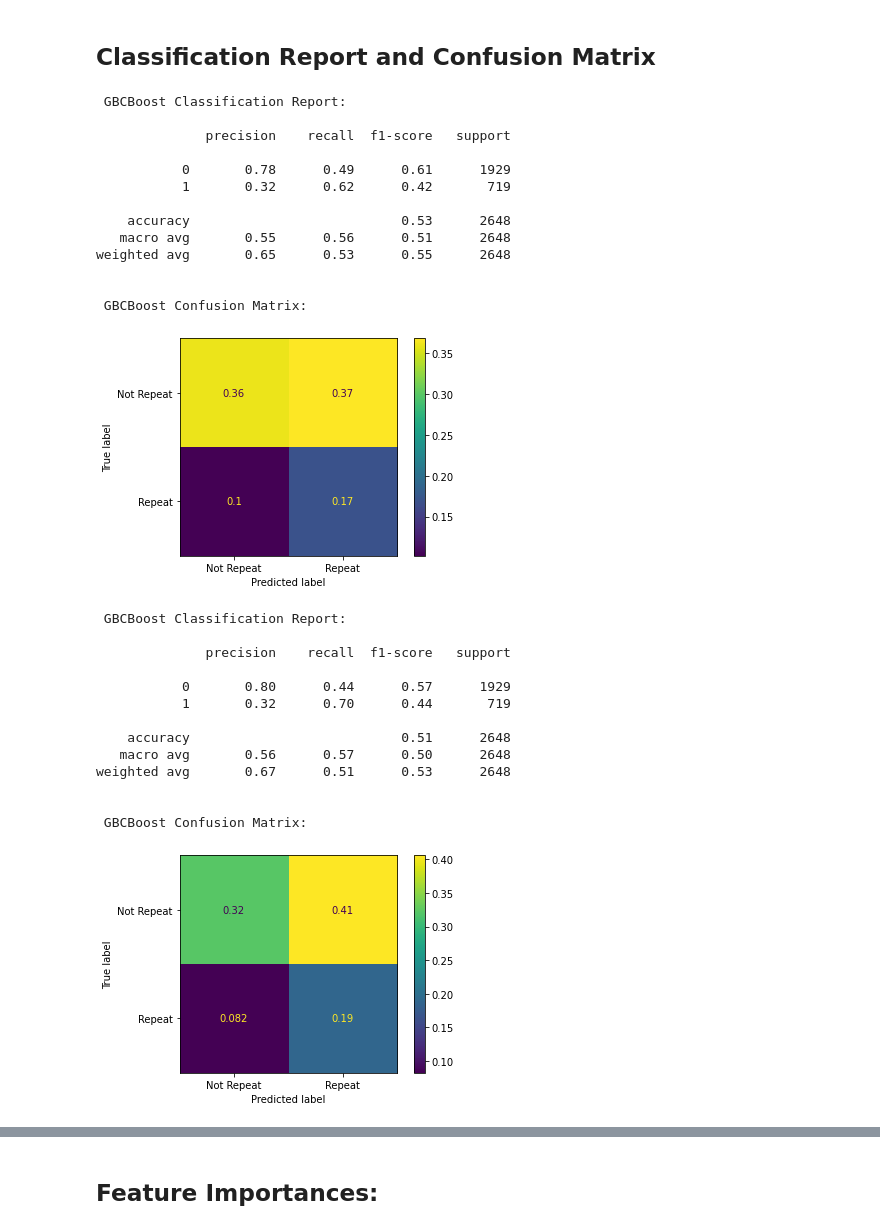
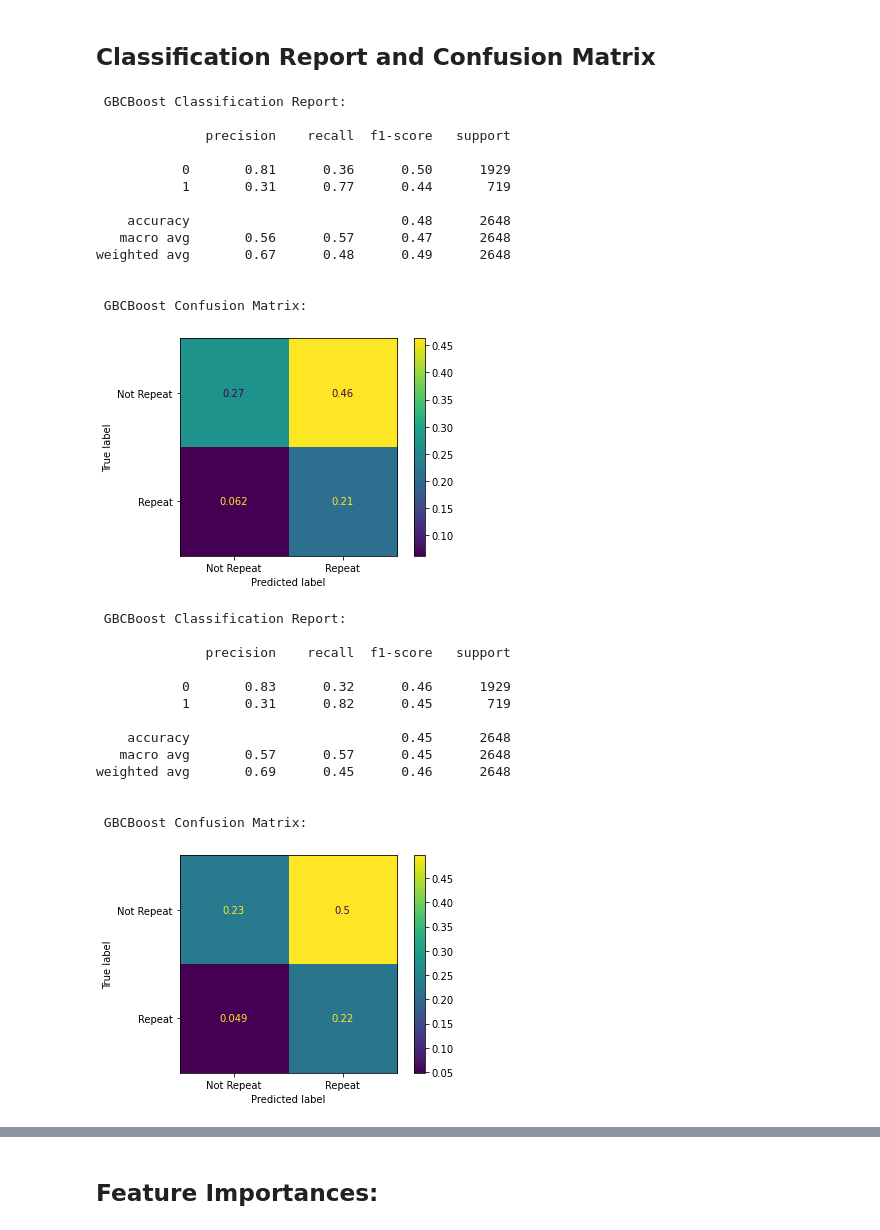
Before and after one commit to benjaminbellman/Shopify_CLTV_Machine_Learning, a Jupyter notebook: 4.Modelling/Classification--Predicting_REPEAT_CUSTOMER_AFTER_FIRST_WEEK/Simplified/Pre-Processing&Modelling-Classification-Resampling-4-Models.ipynb, the cells around one changed output, grey strips where cells are left out. Cells and saved outputs as stored; diff of their text form; code cells hidden in the pictures.

```diff
--- a/4.Modelling/Classification--Predicting_REPEAT_CUSTOMER_AFTER_FIRST_WEEK/Simplified/Pre-Processing&Modelling-Classification-Resampling-4-Models.ipynb
+++ b/4.Modelling/Classification--Predicting_REPEAT_CUSTOMER_AFTER_FIRST_WEEK/Simplified/Pre-Processing&Modelling-Classification-Resampling-4-Models.ipynb
@@ -669,38 +736,38 @@ ADA Best Threshold=0.482, Best F-Score=0.45617
 # %%
 ## We get the classification report.
 print("\n GBCBoost Classification Report: \n")
-print(classification_report(y_test,(gbc_best.predict_proba(X_test)[:,1] >=0.5).astype(int)))
+print(classification_report(y_test,(gbc_best.predict_proba(X_test)[:,1] >=0.48).astype(int)))
 
 ## We get the confusion matrix for the best threshold of the best model.
 print("\n GBCBoost Confusion Matrix: \n")
-matrix = confusion_matrix(y_test,(gbc_best.predict_proba(X_test)[:,1] >= 0.5).astype(int))
+matrix = confusion_matrix(y_test,(gbc_best.predict_proba(X_test)[:,1] >= 0.48).astype(int))
 matrix = matrix.astype('float') / len(y_test)
 disp = ConfusionMatrixDisplay(matrix, display_labels=['Not Repeat','Repeat'])
 disp.plot()
 plt.show()
 # %% [output]
  GBCBoost Classification Report:
 
               precision    recall  f1-score   support
 
-           0       0.78      0.49      0.61      1929
-           1       0.32      0.62      0.42       719
+           0       0.81      0.36      0.50      1929
+           1       0.31      0.77      0.44       719
 
-    accuracy                           0.53      2648
-   macro avg       0.55      0.56      0.51      2648
-weighted avg       0.65      0.53      0.55      2648
+    accuracy                           0.48      2648
+   macro avg       0.56      0.57      0.47      2648
+weighted avg       0.67      0.48      0.49      2648
 
 
  GBCBoost Confusion Matrix:
-[figure, old version]
+[figure, new version]
 # %%
 ## We get the classification report for Random Forest.
 print("\n GBCBoost Classification Report: \n")
-print(classification_report(y_test,(rfc_best.predict_proba(X_test)[:,1] >=0.5).astype(int)))
+print(classification_report(y_test,(rfc_best.predict_proba(X_test)[:,1] >=0.48).astype(int)))
 
 ## We get the confusion matrix for the best threshold of the best model.
 print("\n GBCBoost Confusion Matrix: \n")
-matrix = confusion_matrix(y_test,(rfc_best.predict_proba(X_test)[:,1] >= 0.5).astype(int))
+matrix = confusion_matrix(y_test,(rfc_best.predict_proba(X_test)[:,1] >= 0.48).astype(int))
 matrix = matrix.astype('float') / len(y_test)
 disp = ConfusionMatrixDisplay(matrix, display_labels=['Not Repeat','Repeat'])
 disp.plot()
@@ -710,16 +777,16 @@ plt.show()
 
               precision    recall  f1-score   support
 
-           0       0.80      0.44      0.57      1929
-           1       0.32      0.70      0.44       719
+           0       0.83      0.32      0.46      1929
+           1       0.31      0.82      0.45       719
 
-    accuracy                           0.51      2648
-   macro avg       0.56      0.57      0.50      2648
-weighted avg       0.67      0.51      0.53      2648
+    accuracy                           0.45      2648
+   macro avg       0.57      0.57      0.45      2648
+weighted avg       0.69      0.45      0.46      2648
 
 
  GBCBoost Confusion Matrix:
-[figure, old version]
+[figure, new version]
 # %%
 ## We get the classification report.
 print("\n AdaBoost Classification Report: \n")
```
Also changed, not shown: parts of 11 cells of this notebook, 2 other files.
